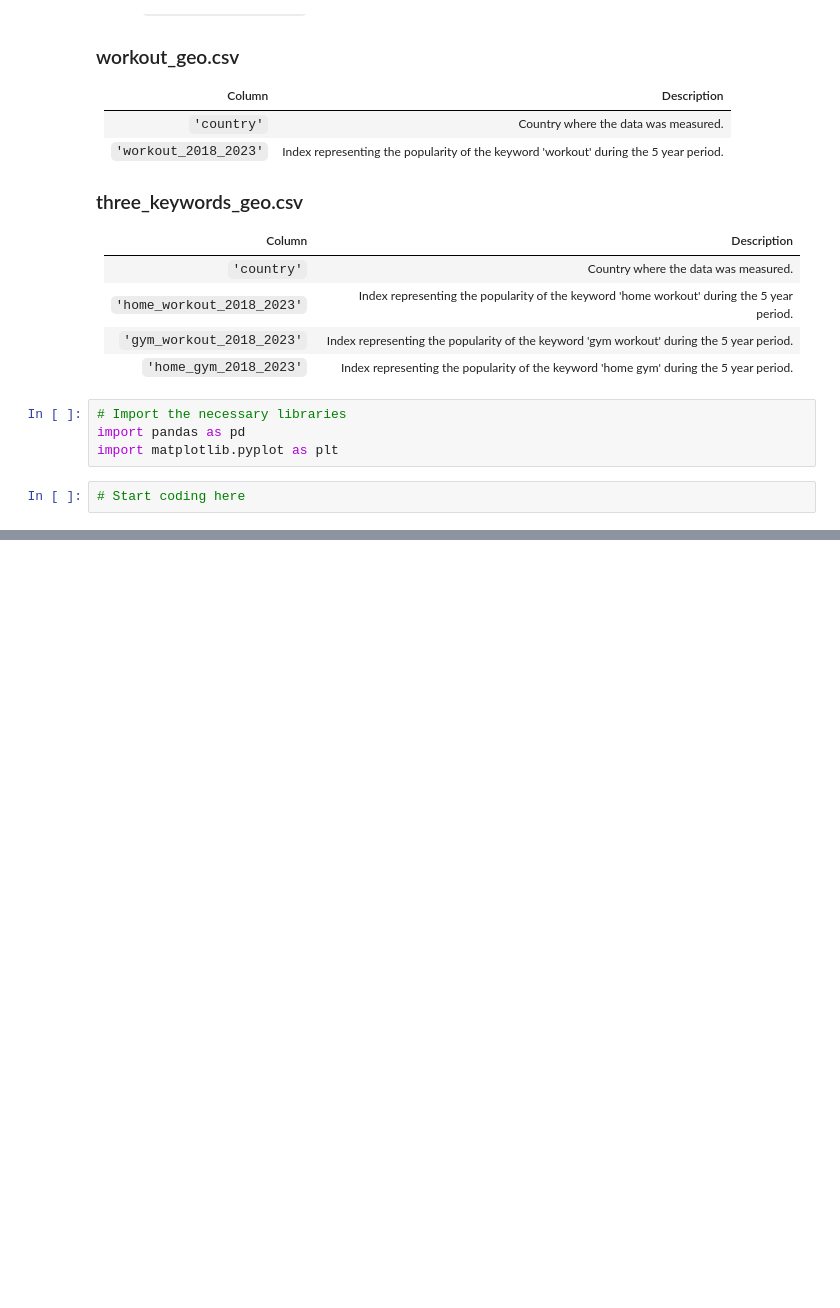
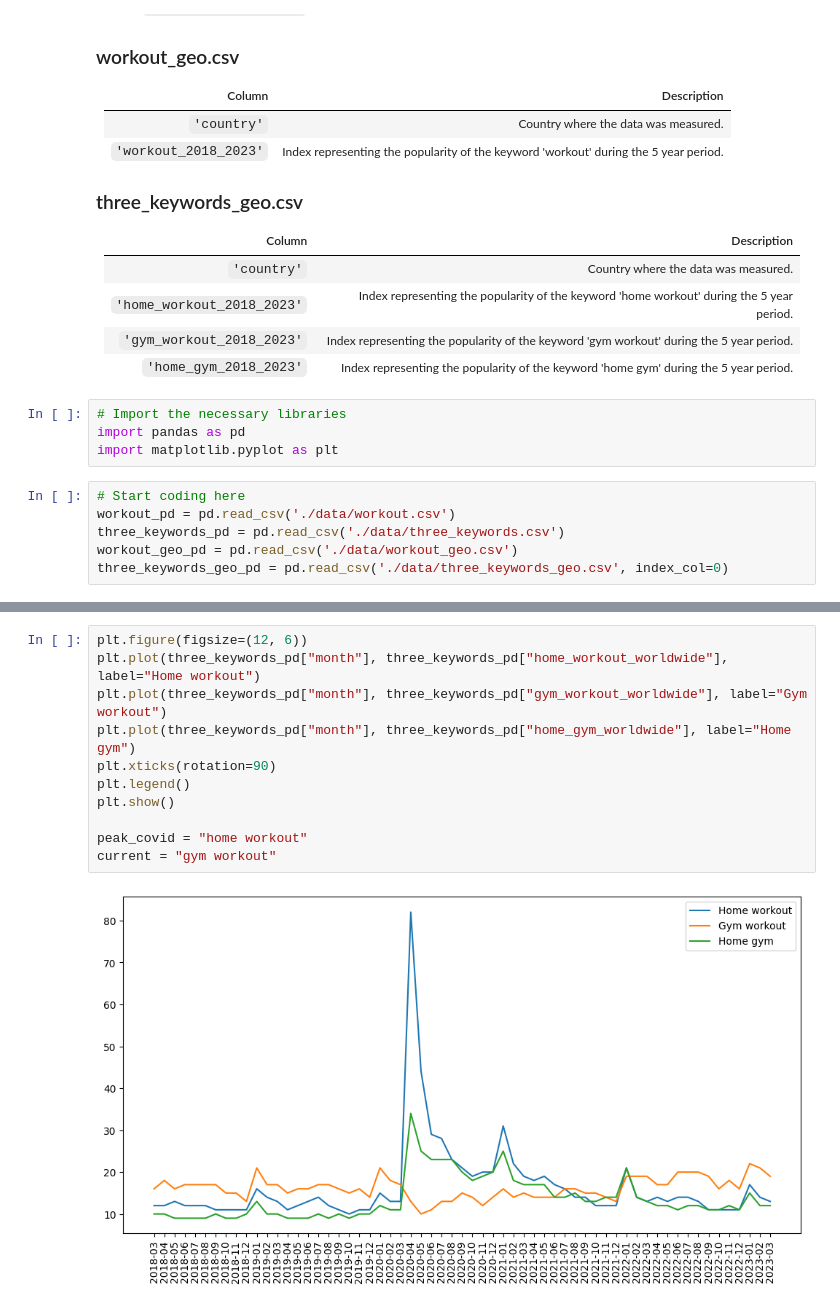
Before and after one commit to flavinhojrz/Data_Driven_Product_Managementd, a Jupyter notebook: notebook.ipynb, the cells around one changed output, grey strips where cells are left out. Drawn from its saved outputs; the diff is of its cells as text; blank space fills up the shorter version.

```diff
--- a/notebook.ipynb
+++ b/notebook.ipynb
@@ -44,3 +44,7 @@ import pandas as pd
 import matplotlib.pyplot as plt
 # %%
 # Start coding here
+workout_pd = pd.read_csv('./data/workout.csv')
+three_keywords_pd = pd.read_csv('./data/three_keywords.csv')
+workout_geo_pd = pd.read_csv('./data/workout_geo.csv')
+three_keywords_geo_pd = pd.read_csv('./data/three_keywords_geo.csv', index_col=0)
@@ -46,0 +70,13 @@ import matplotlib.pyplot as plt
+# %%
+plt.figure(figsize=(12, 6))
+plt.plot(three_keywords_pd["month"], three_keywords_pd["home_workout_worldwide"], label="Home workout")
+plt.plot(three_keywords_pd["month"], three_keywords_pd["gym_workout_worldwide"], label="Gym workout")
+plt.plot(three_keywords_pd["month"], three_keywords_pd["home_gym_worldwide"], label="Home gym")
+plt.xticks(rotation=90)
+plt.legend()
+plt.show()
+
+peak_covid = "home workout"
+current = "gym workout"
+# %% [output]
+[figure, added]
```
Also changed, not shown: parts of 7 cells of this notebook.
